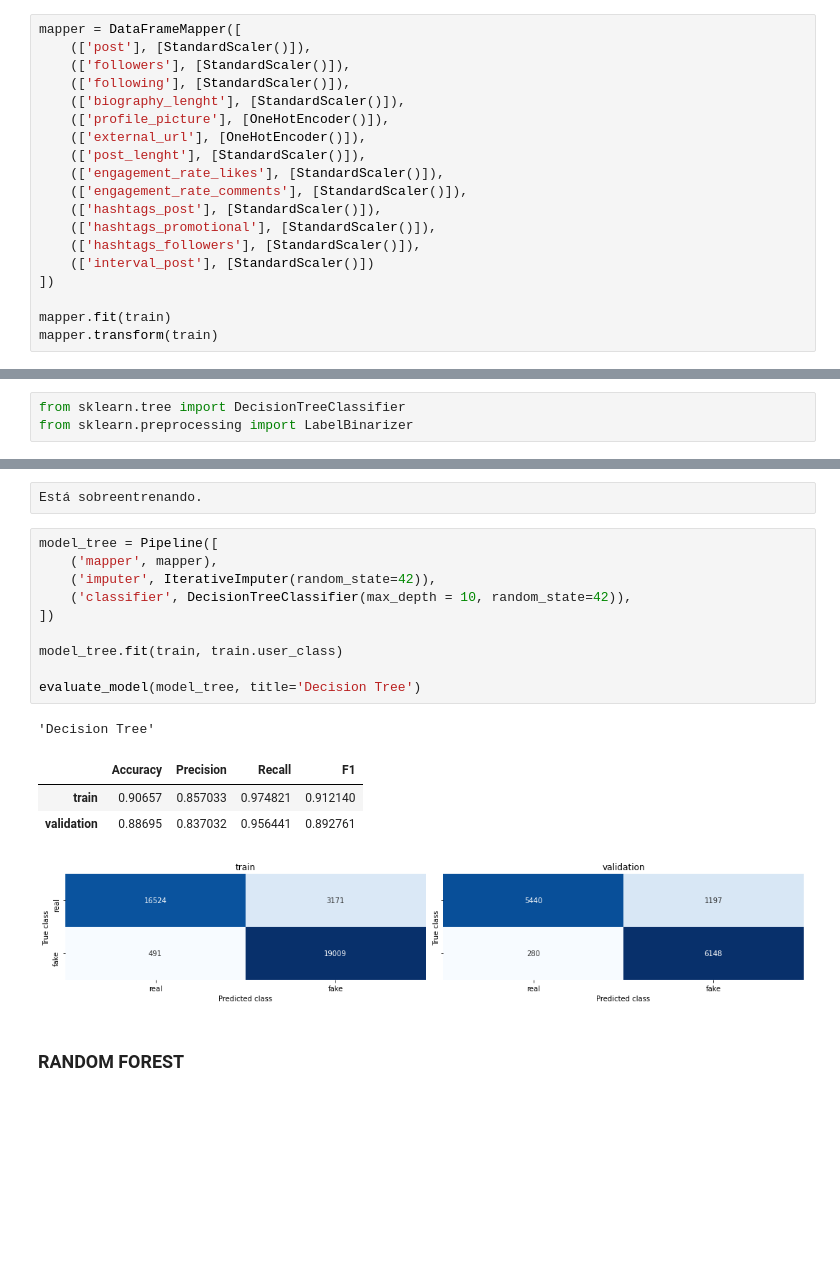
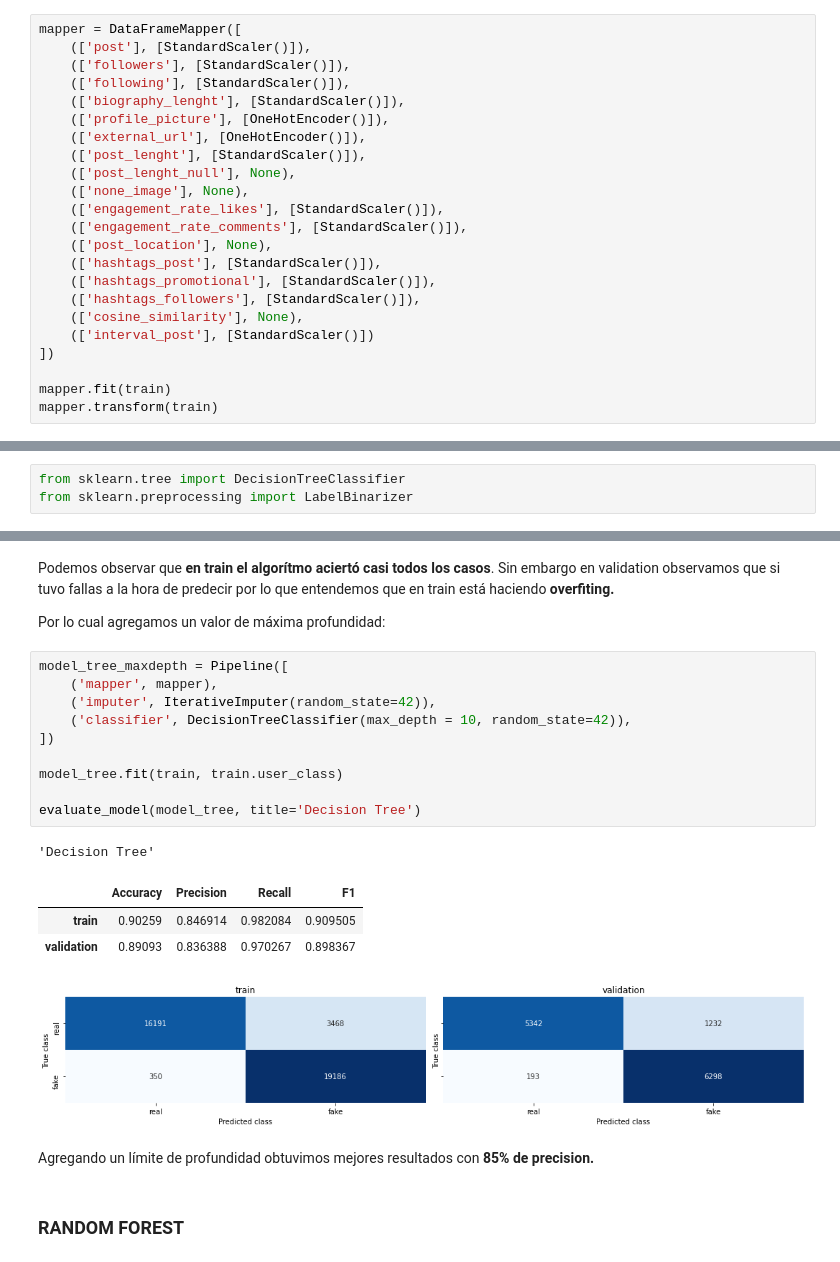
Before and after one commit to MiguelIribas/MachineLearning, a Jupyter notebook: tp2_experimentation.ipynb, the cells around one changed output, grey strips where cells are left out. Drawn from its saved outputs; the diff is of its cells as text; blank space fills up the shorter version.

```diff
--- a/tp2_experimentation.ipynb
+++ b/tp2_experimentation.ipynb
@@ -83,11 +87,15 @@ mapper = DataFrameMapper([
     (['profile_picture'], [OneHotEncoder()]),
     (['external_url'], [OneHotEncoder()]),
     (['post_lenght'], [StandardScaler()]),
+    (['post_lenght_null'], None),
+    (['none_image'], None),
     (['engagement_rate_likes'], [StandardScaler()]),
     (['engagement_rate_comments'], [StandardScaler()]),
+    (['post_location'], None),
     (['hashtags_post'], [StandardScaler()]),
     (['hashtags_promotional'], [StandardScaler()]),
     (['hashtags_followers'], [StandardScaler()]),
+    (['cosine_similarity'], None),
     (['interval_post'], [StandardScaler()])
 ])
 
@@ -240,21 +275,25 @@ evaluate_model(model_tree, title='Decision Tree')
 [figure]
-# %%
-Está sobreentrenando.
+# %% [markdown]
+Podemos observar que **en train el algorítmo aciertó casi todos los casos**. Sin embargo en validation observamos que si tuvo fallas a la hora de predecir por lo que entendemos que en train está haciendo **overfiting.**
+
+Por lo cual agregamos un valor de máxima profundidad:
 # %%
-model_tree = Pipeline([
+model_tree_maxdepth = Pipeline([
     ('mapper', mapper),
     ('imputer', IterativeImputer(random_state=42)),
     ('classifier', DecisionTreeClassifier(max_depth = 10, random_state=42)),
 ])
 
 model_tree.fit(train, train.user_class)
 
 evaluate_model(model_tree, title='Decision Tree')
 # %% [output]
 'Decision Tree'
 |  | Accuracy | Precision | Recall | F1 |
-| train | 0.90657 | 0.857033 | 0.974821 | 0.912140 |
-| validation | 0.88695 | 0.837032 | 0.956441 | 0.892761 |
+| train | 0.90259 | 0.846914 | 0.982084 | 0.909505 |
+| validation | 0.89093 | 0.836388 | 0.970267 | 0.898367 |
 [figure]
+# %% [markdown]
+Agregando un límite de profundidad obtuvimos mejores resultados con **85% de precision.**
 # %% [markdown]
 ### **RANDOM FOREST**
```
Also changed, not shown: parts of 23 cells of this notebook.
